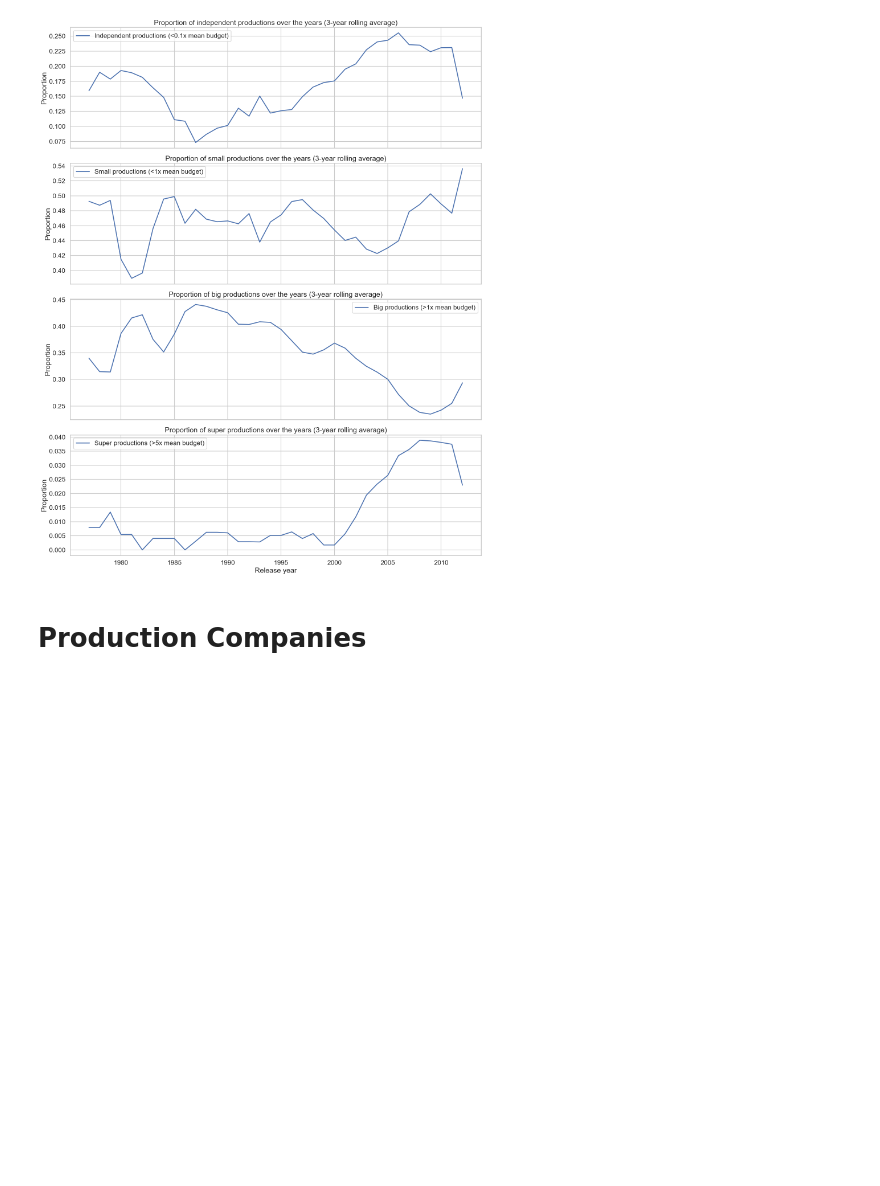
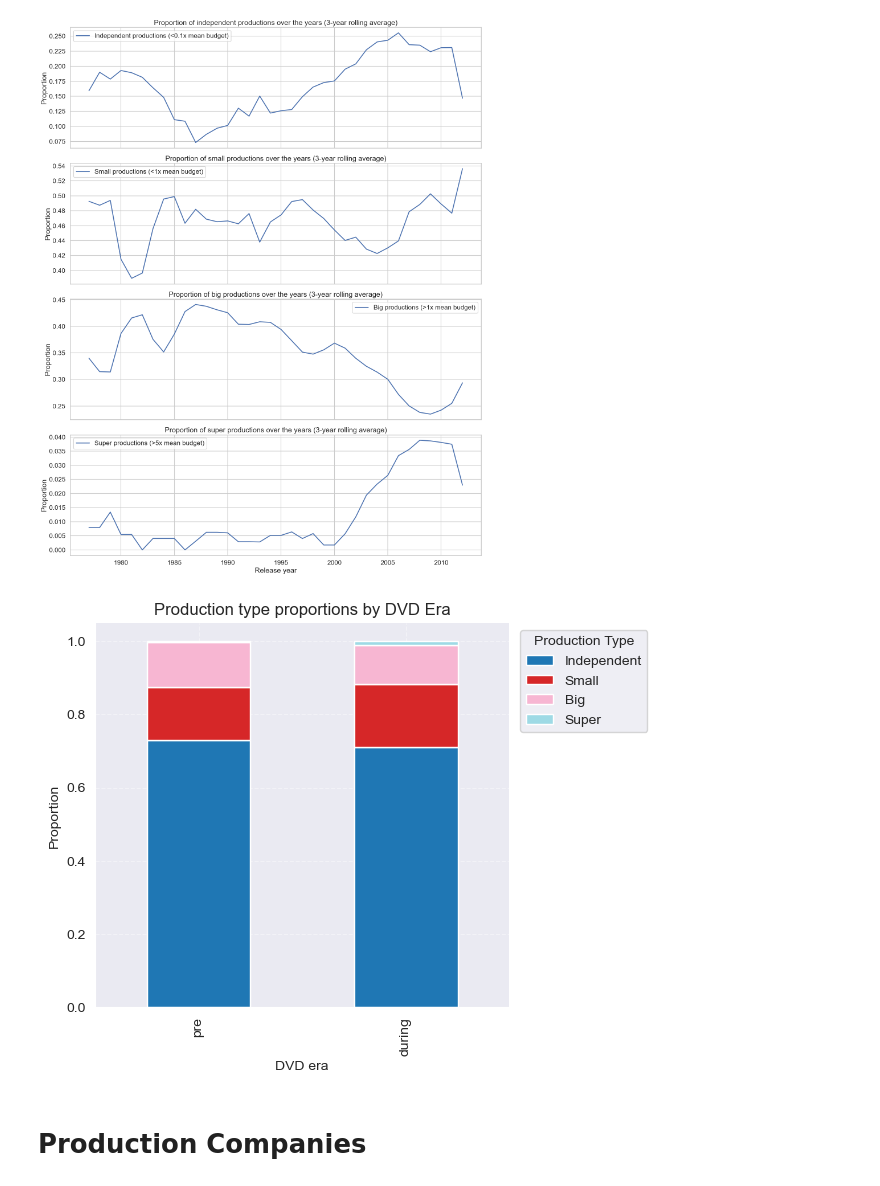
Before and after one commit to epfl-ada/ada-2024-project-databand, a Jupyter notebook: main_results_CMU.ipynb, the cells around one changed output. Drawn from its saved outputs; the diff is of its cells as text; code cells hidden in the pictures; blank space fills up the shorter version.

```diff
--- a/main_results_CMU.ipynb
+++ b/main_results_CMU.ipynb
@@ -191,6 +191,22 @@ Try using .loc[row_indexer,col_indexer] = value instead
 See the caveats in the documentation: https://pandas.pydata.org/pandas-docs/stable/user_guide/indexing.html#returning-a-view-versus-a-copy
   df.loc[:,'budget_category'] = df.apply(categorize_budget, args=(budget_stats,), axis=1)
 [figure]
+# %%
+mean_budgets = df[df.budget > 0].groupby('release_year').agg(mean_budget=('budget', 'mean'))
+df['prod_type'] = df.apply(categorize_production, axis=1, args=(mean_budgets,))
+df = df[df['dvd_era'].isin(['pre', 'during'])]
+df['dvd_era'] = pd.Categorical(df['dvd_era'], categories=['pre', 'during'], ordered=True)
+df['prod_type'] = pd.Categorical(df['prod_type'], categories=['Independent', 'Small', 'Big', 'Super'], ordered=True)
+# %%
+prod_type_proportions = get_proportions(df, base_vars=['dvd_era'], target_var='prod_type')
+prod_type_proportions.to_csv('data/website_data/CMU/prod_type_proportions.csv', index=False)
+prod_type_proportions.pivot_table(index='dvd_era', columns='prod_type', values='prop', fill_value=0,
+                                  observed=False).plot(kind='bar', stacked=True, colormap='tab20')
+plt.legend(title="Production Type", bbox_to_anchor=(1.35, 1), loc='upper right')
+plt.tight_layout()
+style_plot("Production type proportions by DVD Era", "DVD era", "Proportion")
+# %% [output]
+[figure, added]
 # %% [markdown]
 # Production Companies
 # %% [markdown]
```
Also changed, not shown: parts of 23 cells of this notebook, 2 other files.
